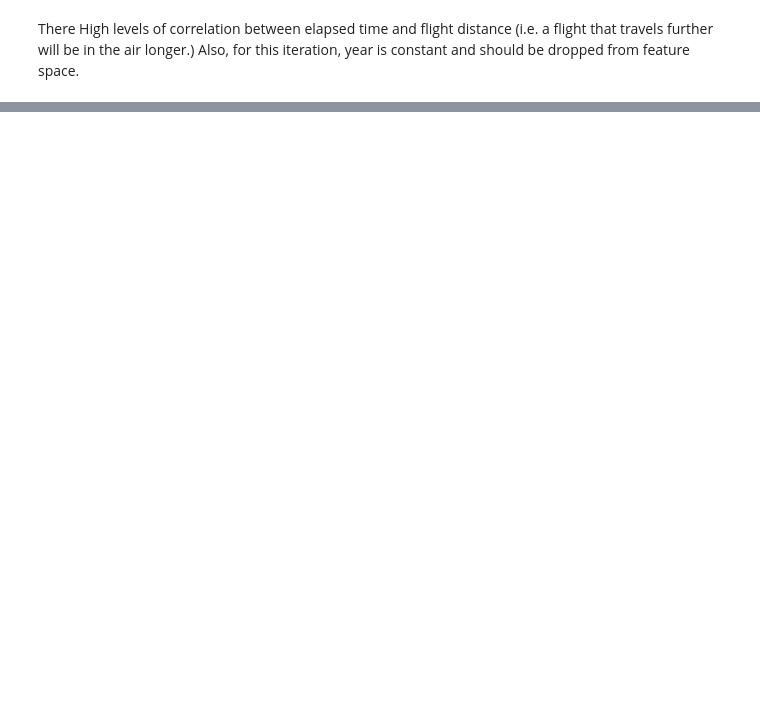
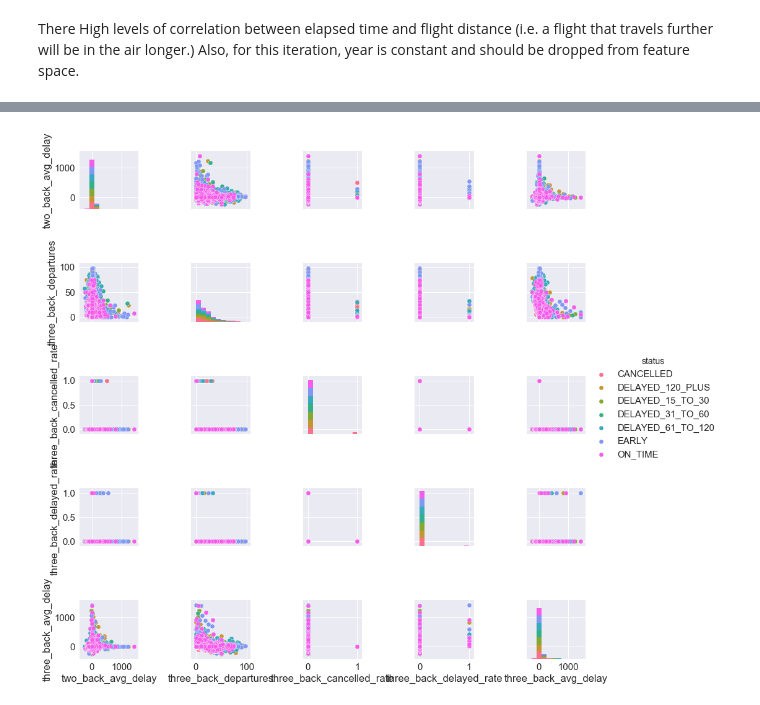
Before and after one commit to aviationweather/airport-delays, a Jupyter notebook: notebooks/modeling/airport-delays-multiclass-classifier.ipynb, the cells around one changed output, grey strips where cells are left out. Saved outputs shown, nothing was run; the diff lists cells and outputs as text; code cells hidden in the pictures; blank space fills up the shorter version.

```diff
--- a/notebooks/modeling/airport-delays-multiclass-classifier.ipynb
+++ b/notebooks/modeling/airport-delays-multiclass-classifier.ipynb
@@ -149,0 +182,8 @@ importances = estimate_feature_importances(X=features, y=target, feature_names=f
+# %%
+def plot_pair_plots(data, c=None):
+    sns.pairplot(data, hue='status', x_vars=c, y_vars=c)
+    plt.show()
+
+plot_pair_plots(combined_dataframe, top_four.index.values)
+# %% [output]
+[figure, added]
```
Also changed, not shown: parts of 12 cells of this notebook.
